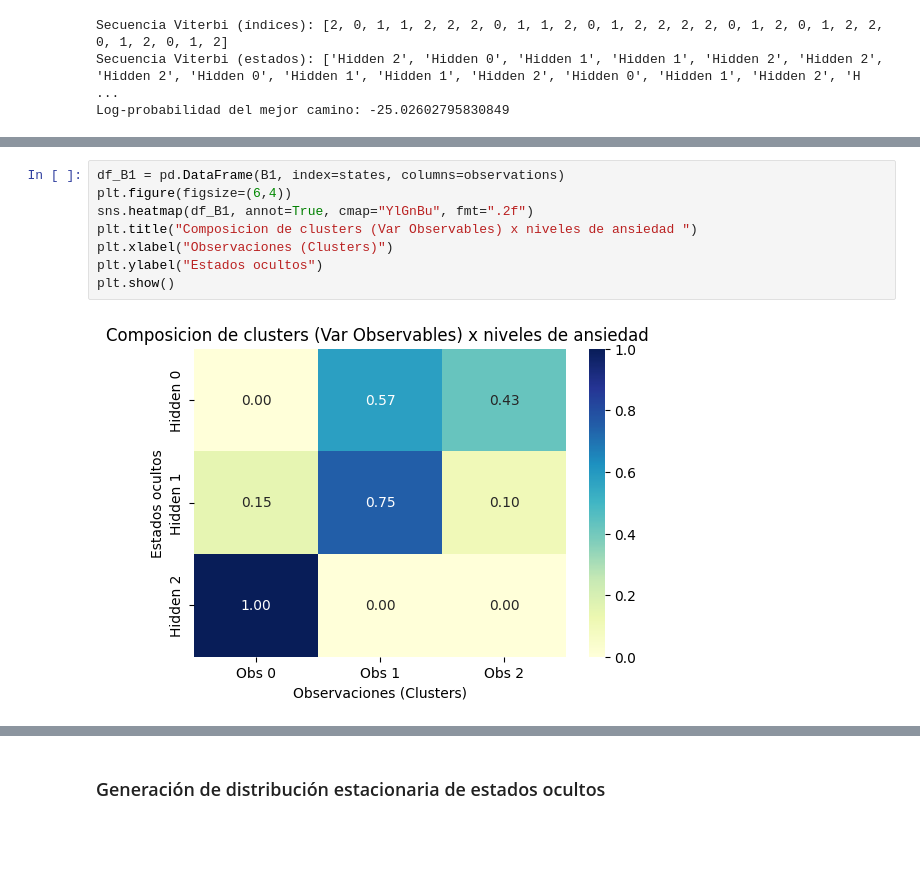
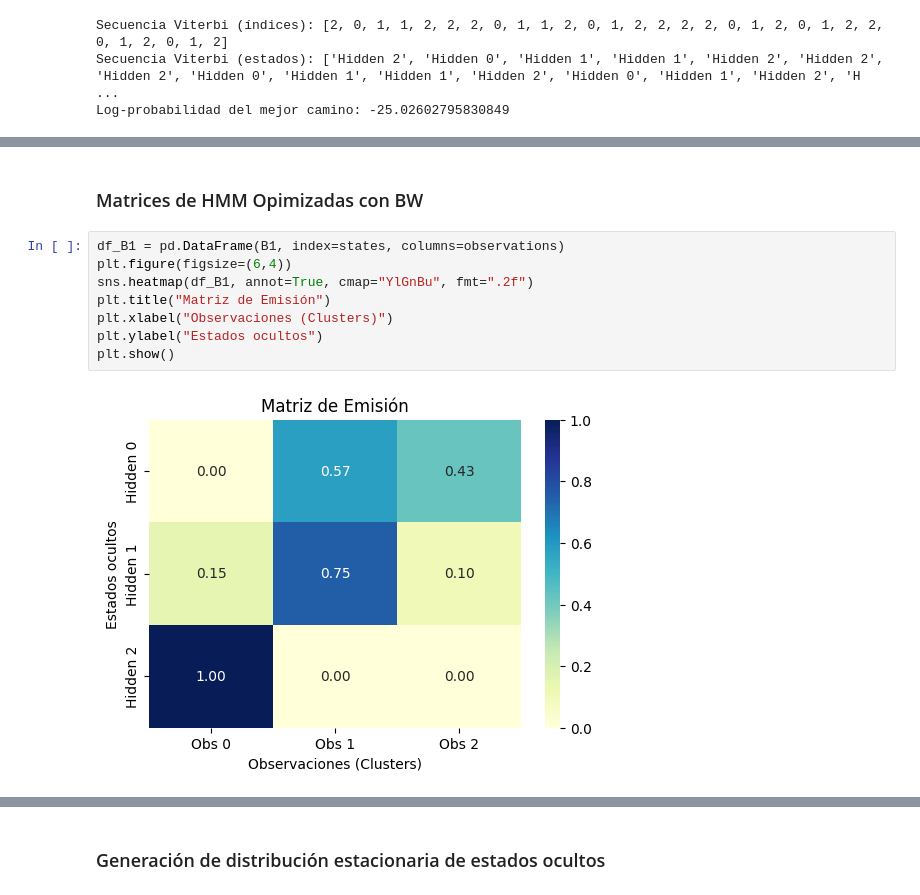
Before and after one commit to D2Giraldot/Anxiety_HMM_TdG, a Jupyter notebook: data-science-project/notebooks/Final/03_Estabilización_Evaluación_v2.ipynb, the cells around one changed output, grey strips where cells are left out. Saved outputs shown, nothing was run; the diff lists cells and outputs as text; blank space fills up the shorter version.

```diff
--- a/data-science-project/notebooks/Final/03_Estabilización_Evaluación_v2.ipynb
+++ b/data-science-project/notebooks/Final/03_Estabilización_Evaluación_v2.ipynb
@@ -412,10 +399,12 @@ pd.DataFrame(B1, index=states, columns=observations)
+# %% [markdown]
+### Matrices de HMM Opimizadas con BW
 # %%
 df_B1 = pd.DataFrame(B1, index=states, columns=observations)
 plt.figure(figsize=(6,4))
 sns.heatmap(df_B1, annot=True, cmap="YlGnBu", fmt=".2f")
-plt.title("Composicion de clusters (Var Observables) x niveles de ansiedad ")
+plt.title("Matriz de Emisión")
 plt.xlabel("Observaciones (Clusters)")
 plt.ylabel("Estados ocultos")
 plt.show()
 # %% [output]
-[figure, old version]
+[figure, new version]
```
Also changed, not shown: parts of 5 cells of this notebook, 5 other files.
